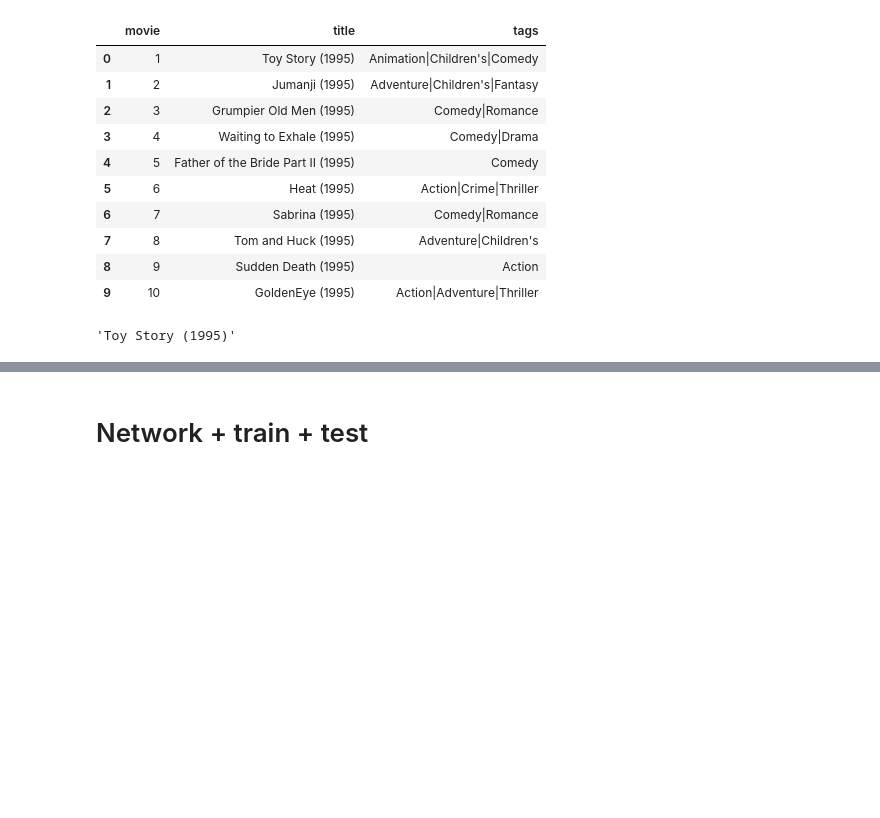
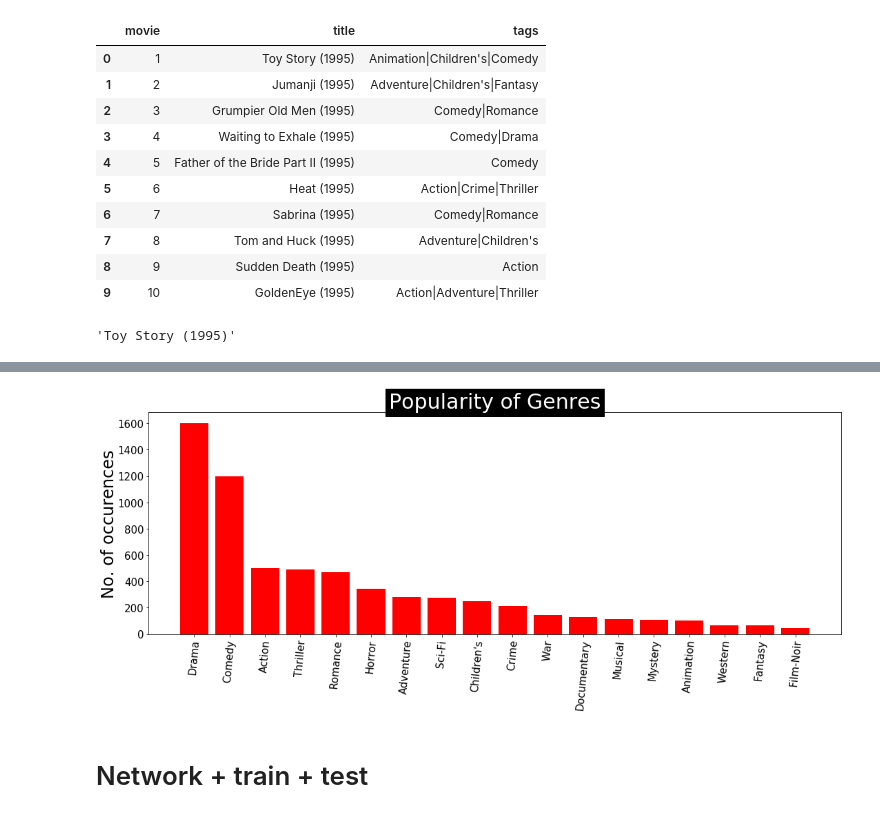
Before and after one commit to davidvela/TF-recomm, a Jupyter notebook: myNotebook.ipynb, the cells around one changed output, grey strips where cells are left out. Cells and saved outputs as stored; diff of their text form; code cells hidden in the pictures; blank space fills up the shorter version.

```diff
--- a/myNotebook.ipynb
+++ b/myNotebook.ipynb
@@ -108,0 +257,7 @@ df_movies.iloc[0].title
+# %%
+genre_labels = set()
+for s in df_movies['tags'].str.split('|').values:
+    genre_labels = genre_labels.union(set(s))
+# %%
+keyword_occurences, dum = count_word(df_movies, 'tags', genre_labels)
+keyword_occurences
@@ -109,3 +283,42 @@ df_movies.iloc[0].title
+# %%
+def random_color_func(word=None, font_size=None, position=None,
+                      orientation=None, font_path=None, random_state=None):
+    h = int(360.0 * tone / 255.0)
+    s = int(100.0 * 255.0 / 255.0)
+    l = int(100.0 * float(random_state.randint(70, 120)) / 255.0)
+    return "hsl({}, {}%, {}%)".format(h, s, l)
+
+
+#Finally, the result is shown as a wordcloud:
+words = dict()
+trunc_occurences = keyword_occurences[0:50]
+for s in trunc_occurences:
+    words[s[0]] = s[1]
+tone = 100 # define the color of the words
+f, ax = plt.subplots(figsize=(14, 6))
+# wordcloud = WordCloud(width=550,height=300, background_color='black',
+#                       max_words=1628,relative_scaling=0.7,
+#                       color_func = random_color_func,
+#                       normalize_plurals=False)
+# wordcloud.generate_from_frequencies(words)
+# plt.imshow(wordcloud, interpolation="bilinear")
+# plt.axis('off')
+# plt.show()
+# %%
+fig = plt.figure(1, figsize=(18,13))
+ax2 = fig.add_subplot(2,1,2)
+y_axis = [i[1] for i in trunc_occurences]
+x_axis = [k for k,i in enumerate(trunc_occurences)]
+x_label = [i[0] for i in trunc_occurences]
+plt.xticks(rotation=85, fontsize = 15)
+plt.yticks(fontsize = 15)
+plt.xticks(x_axis, x_label)
+plt.ylabel("No. of occurences", fontsize = 24, labelpad = 0)
+ax2.bar(x_axis, y_axis, align = 'center', color='r')
+plt.title("Popularity of Genres",bbox={'facecolor':'k', 'pad':5},color='w',fontsize = 30)
+plt.show()
+# %% [output]
+[figure, added]
 # %% [markdown]
 # Network + train + test
 # %%
```
Also changed, not shown: parts of 15 cells of this notebook.
